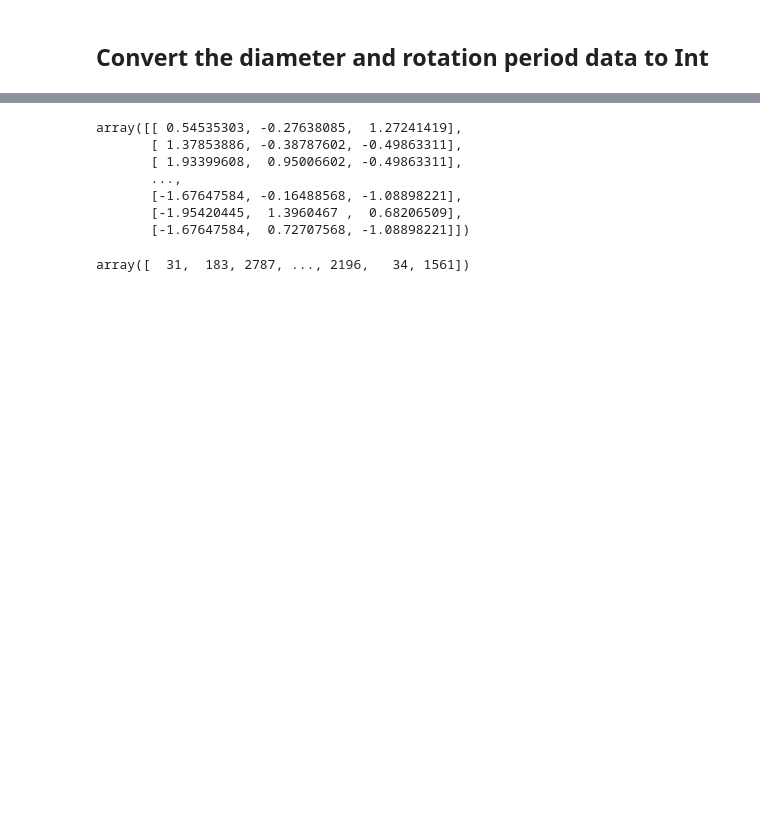
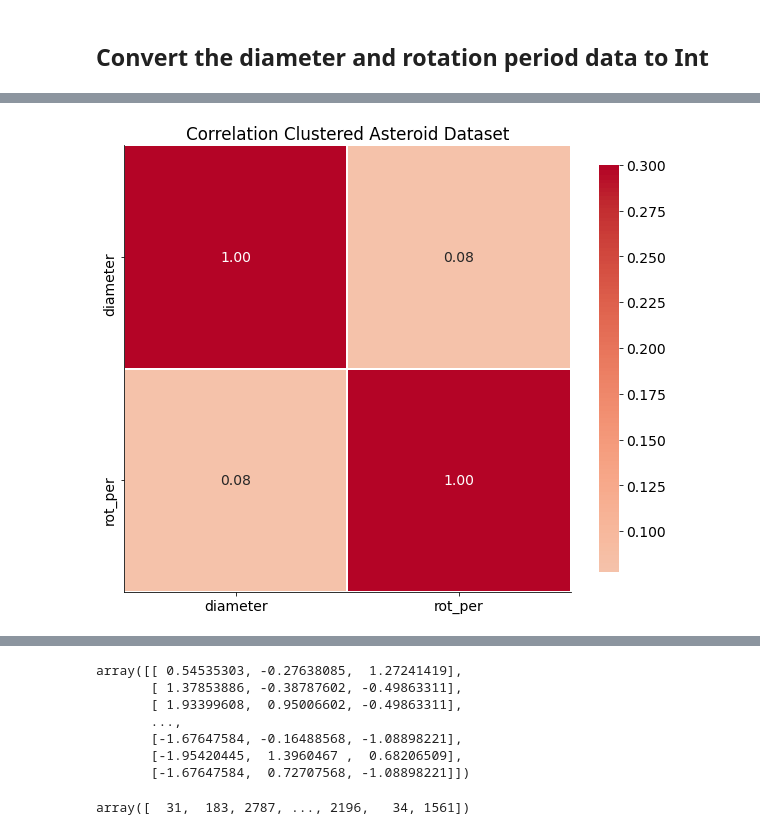
Before and after one commit to jocelynbaduria/cmpe-257_Machine_Learning, a Jupyter notebook: [Jocelyn_Baduria]_HW4_MLP_Regression_257_ML.ipynb, the cells around one changed output, grey strips where cells are left out. Drawn from its saved outputs; the diff is of its cells as text; code cells hidden in the pictures; blank space fills up the shorter version.

```diff
--- a/[Jocelyn_Baduria]_HW4_MLP_Regression_257_ML.ipynb
+++ b/[Jocelyn_Baduria]_HW4_MLP_Regression_257_ML.ipynb
@@ -71,3 +72,12 @@ dtype: object
 # %%
 # X = data.iloc[:,0:8].values
 # y = data.iloc[:,:8].values
+# %%
+corr = data.corr()
+g = sns.heatmap(corr,  vmax=.3, center=0,square=True, linewidths=1, cbar_kws={"shrink": 0.5}, annot=True, fmt='.2f', cmap='coolwarm')
+sns.despine()
+g.figure.set_size_inches(10,15)
+plt.title('Correlation Clustered Asteroid Dataset')
+plt.show()
+# %% [output]
+[figure, added]
```
Also changed, not shown: parts of 22 cells of this notebook.
